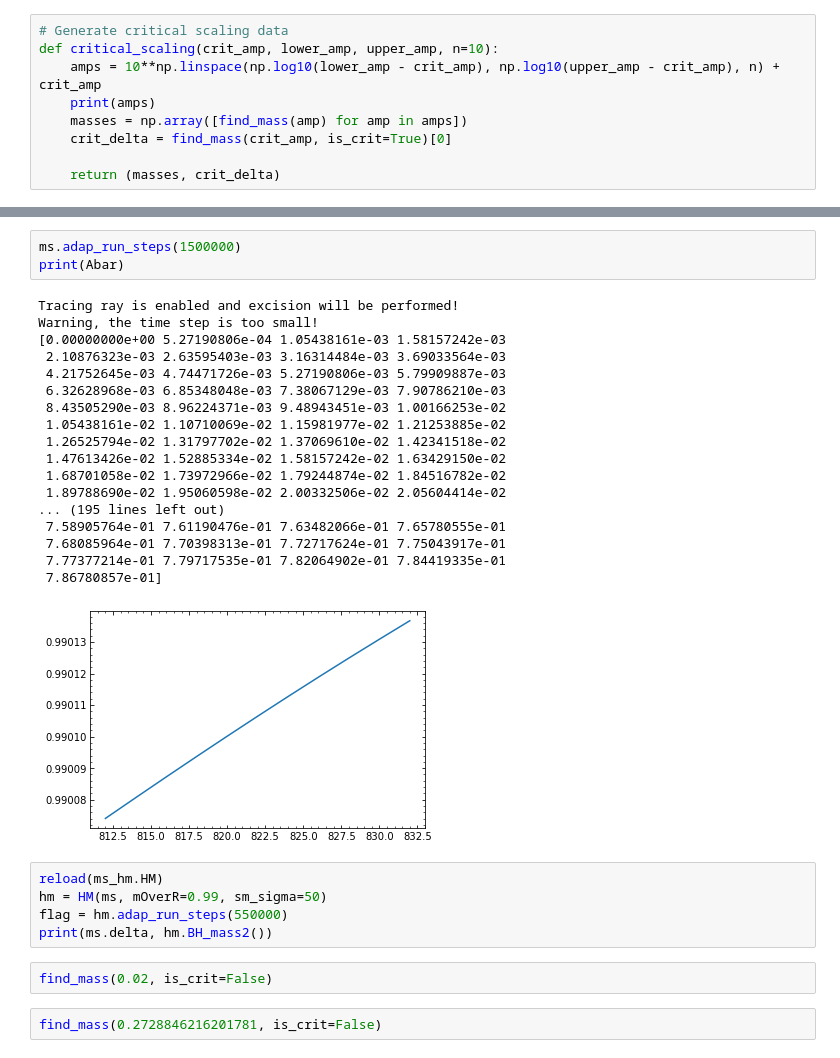
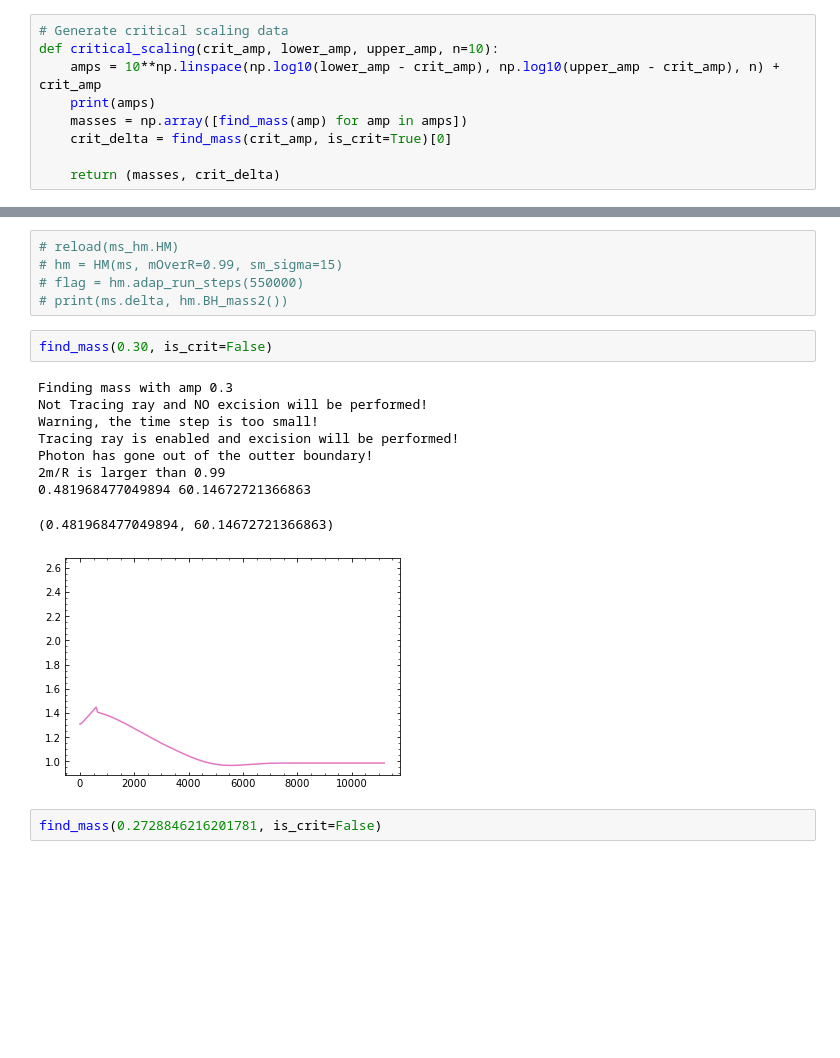
Before and after one commit to jbmertens/criticalcollapse, a Jupyter notebook: Critical_scaling.ipynb, the cells around one changed output, grey strips where cells are left out. Cells and saved outputs as stored; diff of their text form; blank space fills up the shorter version.

```diff
--- a/Critical_scaling.ipynb
+++ b/Critical_scaling.ipynb
@@ -196,32 +193,20 @@ plt.plot(psi)
-# %%
-ms.adap_run_steps(1500000)
-print(Abar)
-# %% [output]
-Tracing ray is enabled and excision will be performed!
-Warning, the time step is too small!
-[0.00000000e+00 5.27190806e-04 1.05438161e-03 1.58157242e-03
- 2.10876323e-03 2.63595403e-03 3.16314484e-03 3.69033564e-03
- 4.21752645e-03 4.74471726e-03 5.27190806e-03 5.79909887e-03
- 6.32628968e-03 6.85348048e-03 7.38067129e-03 7.90786210e-03
- 8.43505290e-03 8.96224371e-03 9.48943451e-03 1.00166253e-02
- 1.05438161e-02 1.10710069e-02 1.15981977e-02 1.21253885e-02
- 1.26525794e-02 1.31797702e-02 1.37069610e-02 1.42341518e-02
- 1.47613426e-02 1.52885334e-02 1.58157242e-02 1.63429150e-02
- 1.68701058e-02 1.73972966e-02 1.79244874e-02 1.84516782e-02
- 1.89788690e-02 1.95060598e-02 2.00332506e-02 2.05604414e-02
-... (195 lines left out)
- 7.58905764e-01 7.61190476e-01 7.63482066e-01 7.65780555e-01
- 7.68085964e-01 7.70398313e-01 7.72717624e-01 7.75043917e-01
- 7.77377214e-01 7.79717535e-01 7.82064902e-01 7.84419335e-01
- 7.86780857e-01]
-[figure, removed]
 # %%
-reload(ms_hm.HM)
-hm = HM(ms, mOverR=0.99, sm_sigma=50)
-flag = hm.adap_run_steps(550000)
-print(ms.delta, hm.BH_mass2())
+# reload(ms_hm.HM)
+# hm = HM(ms, mOverR=0.99, sm_sigma=15)
+# flag = hm.adap_run_steps(550000)
+# print(ms.delta, hm.BH_mass2())
 # %%
-find_mass(0.02, is_crit=False)
+find_mass(0.30, is_crit=False)
+# %% [output]
+Finding mass with amp 0.3
+Not Tracing ray and NO excision will be performed!
+Warning, the time step is too small!
+Tracing ray is enabled and excision will be performed!
+Photon has gone out of the outter boundary!
+2m/R is larger than 0.99
+0.481968477049894 60.14672721366863
+(0.481968477049894, 60.14672721366863)
+[figure, added]
 # %%
 find_mass(0.2728846216201781, is_crit=False)
 # %% [output]
```
Also changed, not shown: parts of 5 cells of this notebook, 2 other files.
